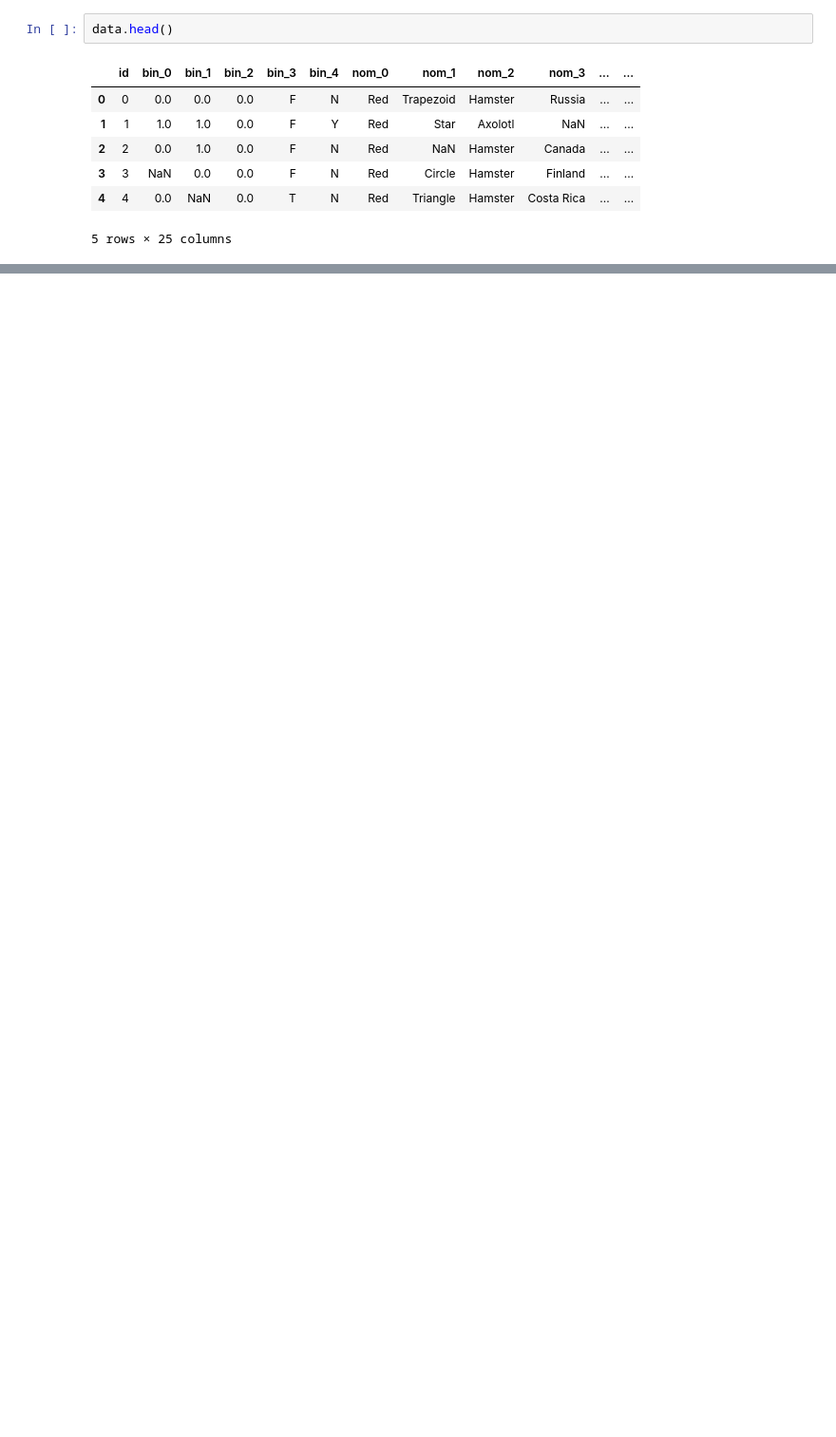
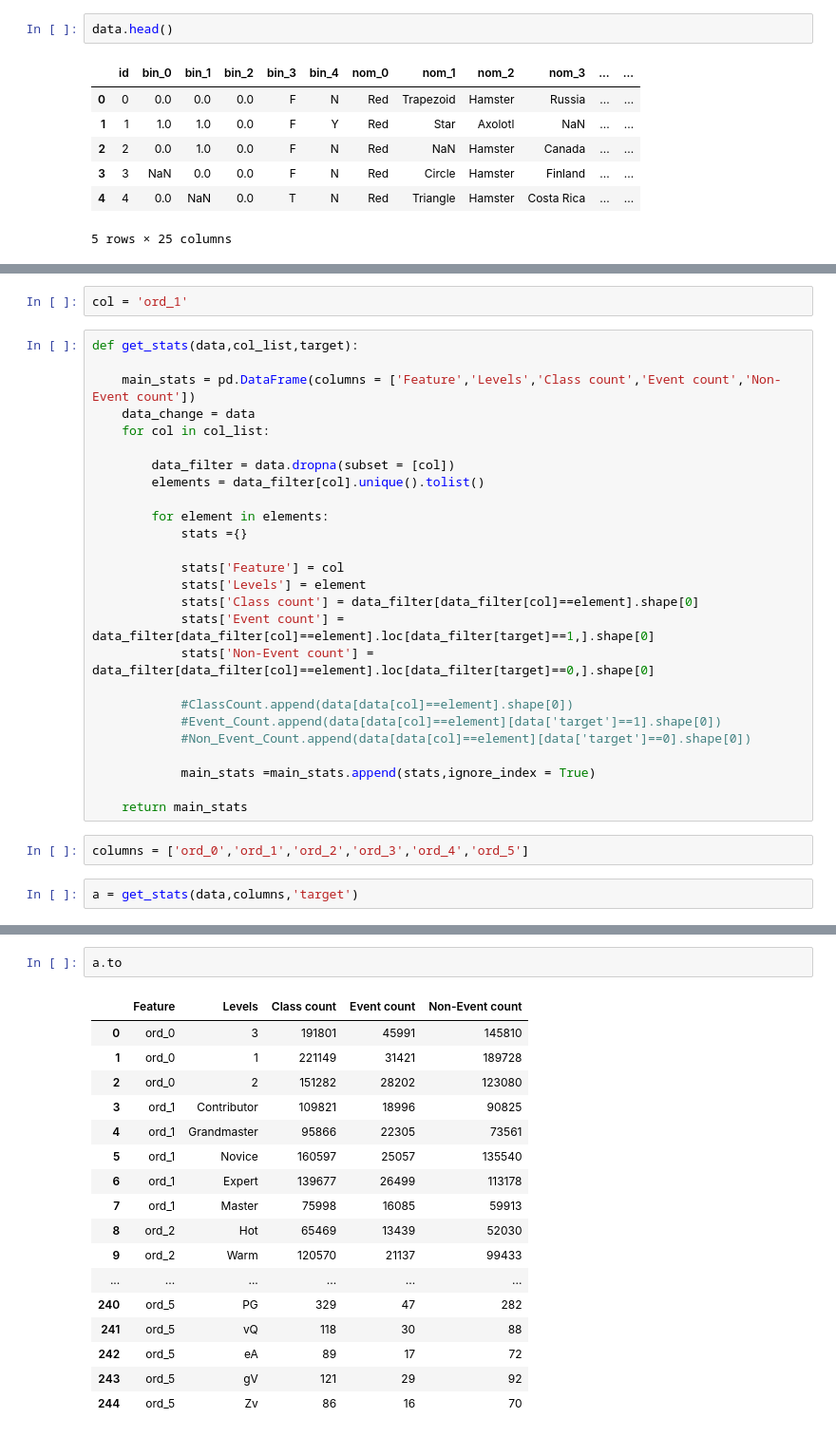
Before and after one commit to Adi1729/ml-proj-temp, a Jupyter notebook: notebooks/Categorical Encoding 2.ipynb, the cells around one changed output, grey strips where cells are left out. Shown at 95% size. Cells and saved outputs as stored; diff of their text form; blank space fills up the shorter version.

```diff
--- a/notebooks/Categorical Encoding 2.ipynb
+++ b/notebooks/Categorical Encoding 2.ipynb
@@ -180,0 +60,32 @@ ValueError: y contains new labels: [2 6]
+# %%
+col = 'ord_1'
+# %%
+def get_stats(data,col_list,target):
+
+    main_stats = pd.DataFrame(columns = ['Feature','Levels','Class count','Event count','Non-Event count'])
+    data_change = data
+    for col in col_list:
+
+        data_filter = data.dropna(subset = [col])
+        elements = data_filter[col].unique().tolist()
+
+        for element in elements:
+            stats ={}
+
+            stats['Feature'] = col
+            stats['Levels'] = element
+            stats['Class count'] = data_filter[data_filter[col]==element].shape[0]
+            stats['Event count'] = data_filter[data_filter[col]==element].loc[data_filter[target]==1,].shape[0]
+            stats['Non-Event count'] = data_filter[data_filter[col]==element].loc[data_filter[target]==0,].shape[0]
+
+            #ClassCount.append(data[data[col]==element].shape[0])
+            #Event_Count.append(data[data[col]==element][data['target']==1].shape[0])
+            #Non_Event_Count.append(data[data[col]==element][data['target']==0].shape[0])
+
+            main_stats =main_stats.append(stats,ignore_index = True)
+
+    return main_stats
+# %%
+columns = ['ord_0','ord_1','ord_2','ord_3','ord_4','ord_5']
+# %%
+a = get_stats(data,columns,'target')
@@ -180,0 +105,20 @@ ValueError: y contains new labels: [2 6]
+# %%
+a.to
+# %% [output]
+|  | Feature | Levels | Class count | Event count | Non-Event count |
+| 0 | ord_0 | 3 | 191801 | 45991 | 145810 |
+| 1 | ord_0 | 1 | 221149 | 31421 | 189728 |
+| 2 | ord_0 | 2 | 151282 | 28202 | 123080 |
+| 3 | ord_1 | Contributor | 109821 | 18996 | 90825 |
+| 4 | ord_1 | Grandmaster | 95866 | 22305 | 73561 |
+| 5 | ord_1 | Novice | 160597 | 25057 | 135540 |
+| 6 | ord_1 | Expert | 139677 | 26499 | 113178 |
+| 7 | ord_1 | Master | 75998 | 16085 | 59913 |
+| 8 | ord_2 | Hot | 65469 | 13439 | 52030 |
+| 9 | ord_2 | Warm | 120570 | 21137 | 99433 |
+| ... | ... | ... | ... | ... | ... |
+| 240 | ord_5 | PG | 329 | 47 | 282 |
+| 241 | ord_5 | vQ | 118 | 30 | 88 |
+| 242 | ord_5 | eA | 89 | 17 | 72 |
+| 243 | ord_5 | gV | 121 | 29 | 92 |
+| 244 | ord_5 | Zv | 86 | 16 | 70 |
```
Also changed, not shown: parts of 46 cells of this notebook, 5 other files.
